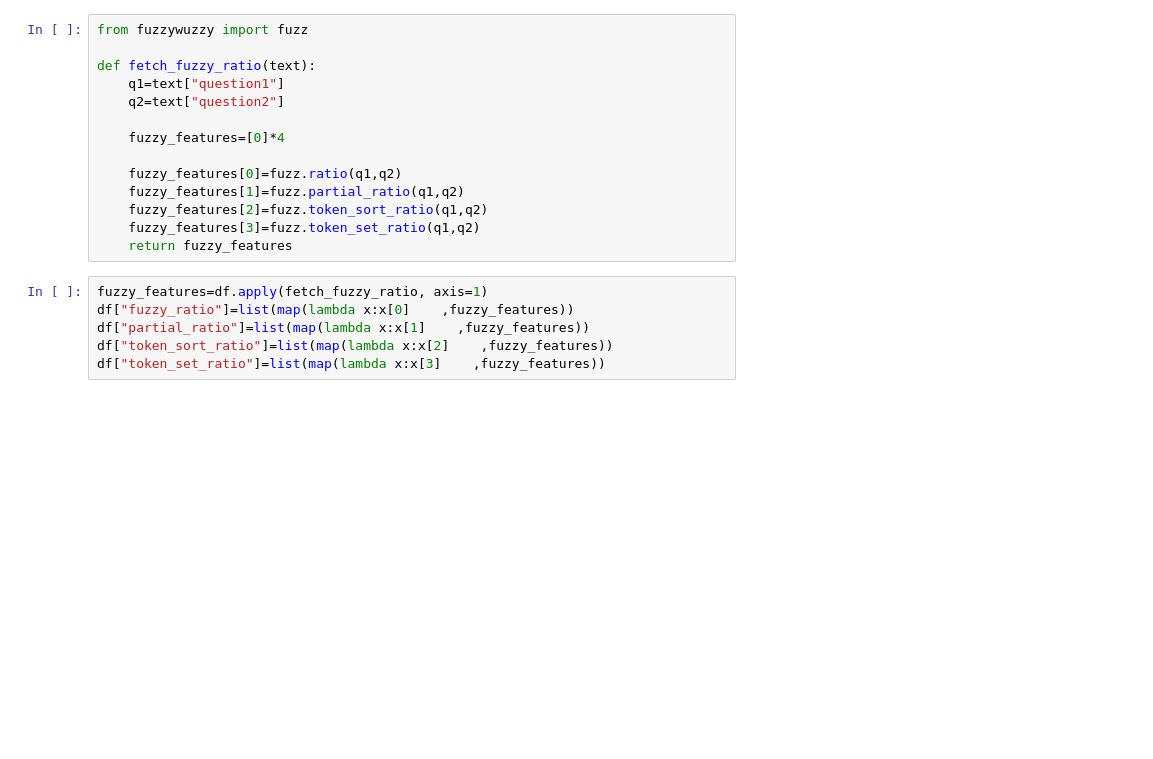
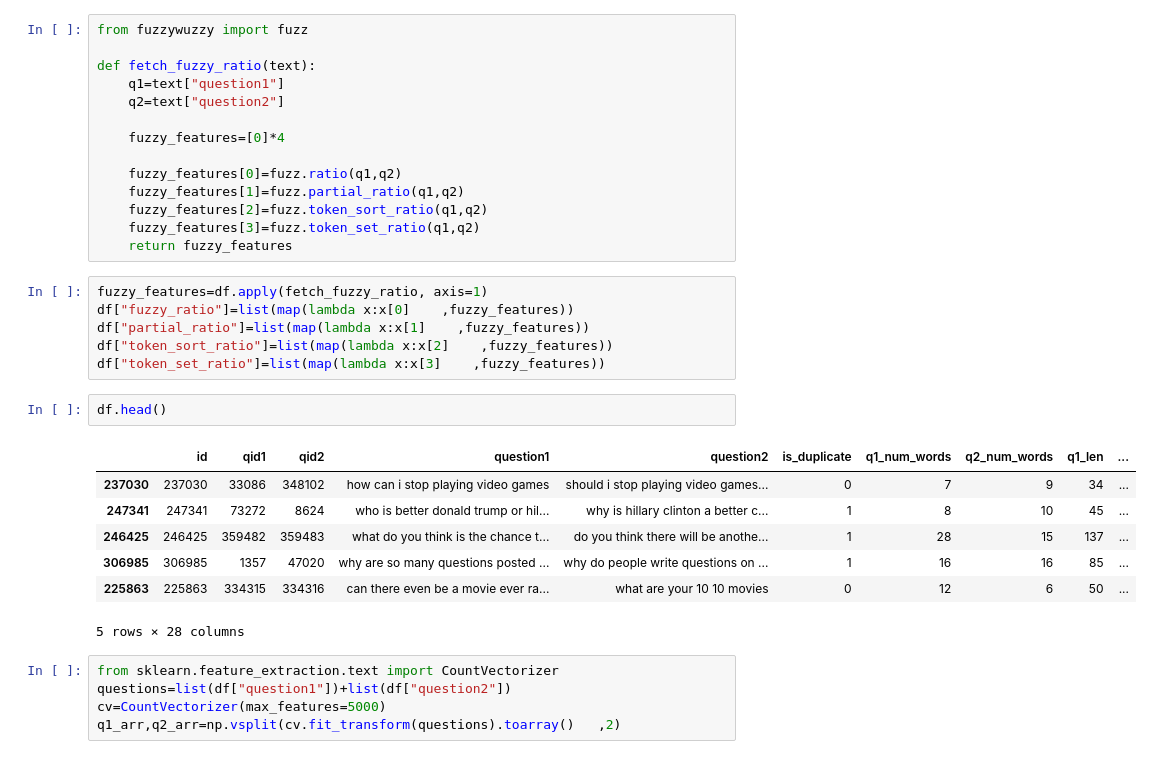
Before and after one commit to DarkMatter1217/Quoura-Question-Pairs, a Jupyter notebook: pairs_complete.ipynb, the cells around one changed output. Cells and saved outputs as stored; diff of their text form; blank space fills up the shorter version.

```diff
--- a/pairs_complete.ipynb
+++ b/pairs_complete.ipynb
@@ -364,3 +364,18 @@ df["fuzzy_ratio"]=list(map(lambda x:x[0]    ,fuzzy_features))
 df["partial_ratio"]=list(map(lambda x:x[1]    ,fuzzy_features))
 df["token_sort_ratio"]=list(map(lambda x:x[2]    ,fuzzy_features))
 df["token_set_ratio"]=list(map(lambda x:x[3]    ,fuzzy_features))
+# %%
+df.head()
+# %% [output]
+|  | id | qid1 | qid2 | question1 | question2 | is_duplicate | q1_num_words | q2_num_words | q1_len | ... |
+| 237030 | 237030 | 33086 | 348102 | how can i stop playing video games | should i stop playing video games... | 0 | 7 | 9 | 34 | ... |
+| 247341 | 247341 | 73272 | 8624 | who is better donald trump or hil... | why is hillary clinton a better c... | 1 | 8 | 10 | 45 | ... |
+| 246425 | 246425 | 359482 | 359483 | what do you think is the chance t... | do you think there will be anothe... | 1 | 28 | 15 | 137 | ... |
+| 306985 | 306985 | 1357 | 47020 | why are so many questions posted ... | why do people write questions on ... | 1 | 16 | 16 | 85 | ... |
+| 225863 | 225863 | 334315 | 334316 | can there even be a movie ever ra... | what are your 10 10 movies | 0 | 12 | 6 | 50 | ... |
+5 rows × 28 columns
+# %%
+from sklearn.feature_extraction.text import CountVectorizer
+questions=list(df["question1"])+list(df["question2"])
+cv=CountVectorizer(max_features=5000)
+q1_arr,q2_arr=np.vsplit(cv.fit_transform(questions).toarray()   ,2)
```
Also changed, not shown: parts of 26 cells of this notebook, 7 other files.
